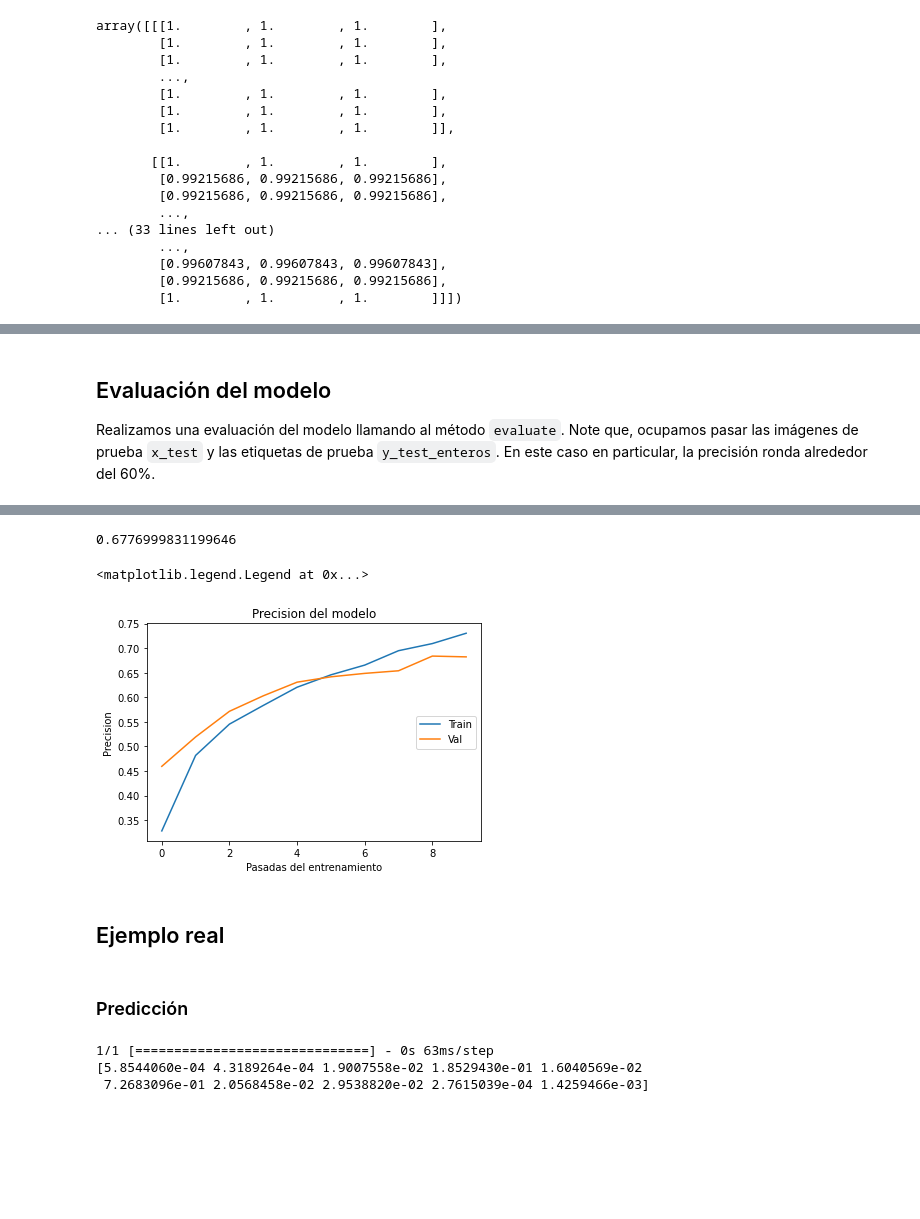
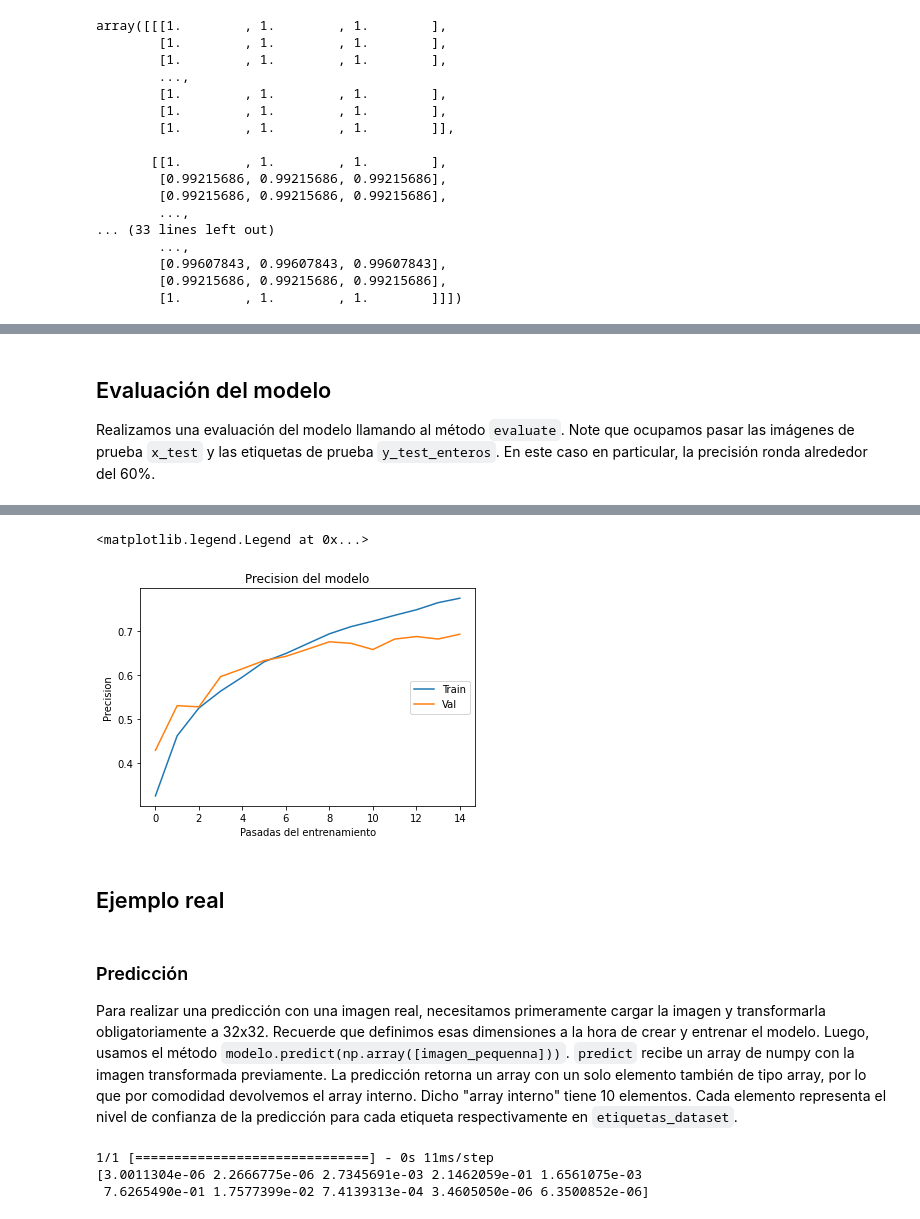
Before and after one commit to merojosa/OpenCV-Tutoriales, a Jupyter notebook: clasificacion de imagenes/clasification.ipynb, the cells around one changed output, grey strips where cells are left out. Drawn from its saved outputs; the diff is of its cells as text; code cells hidden in the pictures; blank space fills up the shorter version.

```diff
--- a/clasificacion de imagenes/clasification.ipynb
+++ b/clasificacion de imagenes/clasification.ipynb
@@ -69,10 +77,10 @@ Para realizar el entrenamiento, necesitos valores números únicamente. Sin emba
 # %%
 from keras.utils import to_categorical
 
-y_train_enteros = to_categorical(y_train)
-y_test_enteros = to_categorical(y_test)
+y_train_numeros = to_categorical(y_train)
+y_test_numeros = to_categorical(y_test)
 
-print("'Y' valor ententero: ", y_train_enteros[ejemplo_index])
+print("'Y' valor ententero: ", y_train_numeros[ejemplo_index])
 # %% [output]
 'Y' valor ententero:  [0. 0. 0. 1. 0. 0. 0. 0. 0. 0.]
 # %% [markdown]
@@ -160,3 +168,3 @@ Para realizar el entrenamiento, necesitamos pasarle las imágenes de entrenamien
 # %%
-entrenamiento = modelo.fit(x_train, y_train_enteros, batch_size=256, epochs=10, validation_split=0.2)
+entrenamiento = modelo.fit(x_train, y_train_numeros, batch_size=256, epochs=15, validation_split=0.2)
 # %% [output]
@@ -183,7 +188,14 @@ Epoch 10/10
 # %% [markdown]
 ## Evaluación del modelo
 
-Realizamos una evaluación del modelo llamando al método `evaluate`. Note que, ocupamos pasar las imágenes de prueba `x_test` y las etiquetas de prueba `y_test_enteros`. En este caso en particular, la precisión ronda alrededor del 60%.
+Realizamos una evaluación del modelo llamando al método `evaluate`. Note que ocupamos pasar las imágenes de prueba `x_test` y las etiquetas de prueba `y_test_enteros`. En este caso en particular, la precisión ronda alrededor del 60%.
 # %%
-modelo.evaluate(x_test, y_test_enteros)[1]
+modelo.evaluate(x_test, y_test_numeros)[1]
+
+plt.plot(entrenamiento.history["accuracy"])
+plt.plot(entrenamiento.history["val_accuracy"])
+plt.title("Precision del modelo")
+plt.ylabel("Precision")
+plt.xlabel("Pasadas del entrenamiento")
+plt.legend(["Train", "Val"], loc="right")
 # %% [output]
@@ -191,18 +203,11 @@ modelo.evaluate(x_test, y_test_enteros)[1]
-0.6776999831199646
+<matplotlib.legend.Legend at 0x...>
+[figure, added]
-# %%
-plt.plot(entrenamiento.history["accuracy"])
-plt.plot(entrenamiento.history["val_accuracy"])
-plt.title("Precision del modelo")
-plt.ylabel("Precision")
-plt.xlabel("Pasadas del entrenamiento")
-plt.legend(["Train", "Val"], loc="right")
-# %% [output]
-<matplotlib.legend.Legend at 0x...>
-[figure, removed]
 # %% [markdown]
 ## Ejemplo real
 # %% [markdown]
 ### Predicción
+
+Para realizar una predicción con una imagen real, necesitamos primeramente cargar la imagen y transformarla obligatoriamente a 32x32. Recuerde que definimos esas dimensiones a la hora de crear y entrenar el modelo. Luego, usamos el método `modelo.predict(np.array([imagen_pequenna]))`. `predict` recibe un array de numpy con la imagen transformada previamente. La predicción retorna un array con un solo elemento también de tipo array, por lo que por comodidad devolvemos el array interno. Dicho "array interno" tiene 10 elementos. Cada elemento representa el nivel de confianza de la predicción para cada etiqueta respectivamente en `etiquetas_dataset`.
 # %%
 from skimage.transform import resize
 import numpy as np
@@ -219,9 +224,9 @@ def obtener_prediccion(imagen):
 prediccion_perrito = obtener_prediccion("perrito.jpg")
 print(prediccion_perrito)
 # %% [output]
-1/1 [==============================] - 0s 63ms/step
-[5.8544060e-04 4.3189264e-04 1.9007558e-02 1.8529430e-01 1.6040569e-02
- 7.2683096e-01 2.0568458e-02 2.9538820e-02 2.7615039e-04 1.4259466e-03]
+1/1 [==============================] - 0s 11ms/step
+[3.0011304e-06 2.2666775e-06 2.7345691e-03 2.1462059e-01 1.6561075e-03
+ 7.6265490e-01 1.7577399e-02 7.4139313e-04 3.4605050e-06 6.3500852e-06]
 # %% [markdown]
 ### Desplegar resultados de la predicción
 
```
Also changed, not shown: parts of 21 cells of this notebook.
